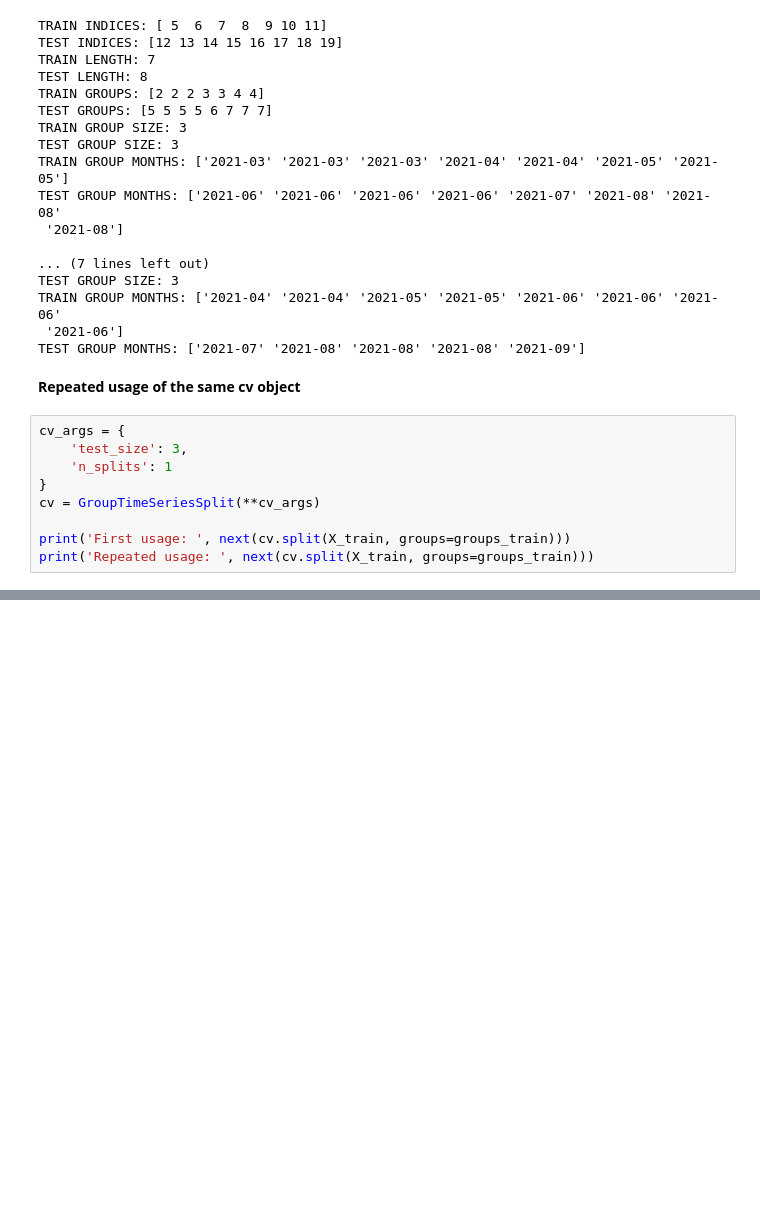
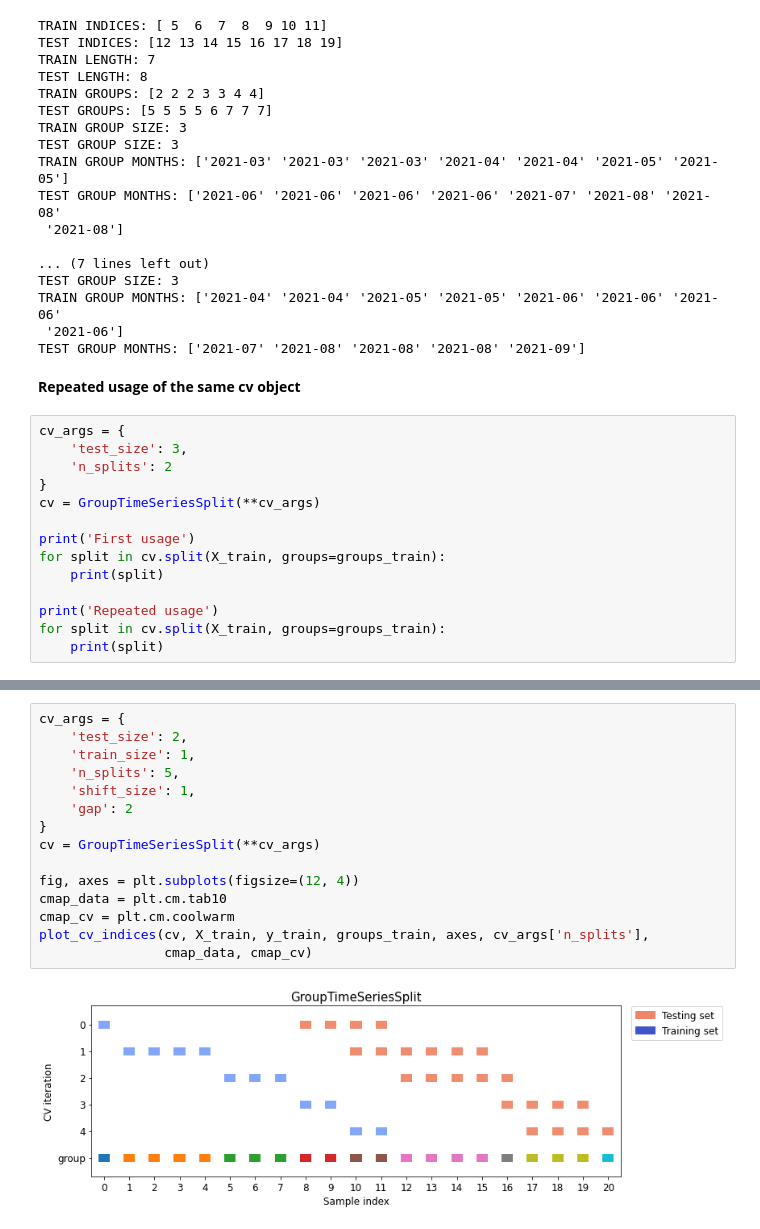
Before and after one commit to labdmitriy/ml-lab, a Jupyter notebook: notebooks/GroupTimeSeriesSplit.ipynb, the cells around one changed output, grey strips where cells are left out. Cells and saved outputs as stored; diff of their text form; blank space fills up the shorter version.

Commit message:
Add split visualization

```diff
--- a/notebooks/GroupTimeSeriesSplit.ipynb
+++ b/notebooks/GroupTimeSeriesSplit.ipynb
@@ -460,10 +466,15 @@ TEST GROUP MONTHS: ['2021-07' '2021-08' '2021-08' '2021-08' '2021-09']
 # %%
 cv_args = {
     'test_size': 3,
-    'n_splits': 1
+    'n_splits': 2
 }
 cv = GroupTimeSeriesSplit(**cv_args)
 
-print('First usage: ', next(cv.split(X_train, groups=groups_train)))
-print('Repeated usage: ', next(cv.split(X_train, groups=groups_train)))
+print('First usage')
+for split in cv.split(X_train, groups=groups_train):
+    print(split)
+
+print('Repeated usage')
+for split in cv.split(X_train, groups=groups_train):
+    print(split)
 # %% [output]
@@ -471,0 +544,17 @@ Repeated usage:  (array([ 0,  1,  2,  3,  4,  5,  6,  7,  8,  9, 10, 11, 12, 13,
+# %%
+cv_args = {
+    'test_size': 2,
+    'train_size': 1,
+    'n_splits': 5,
+    'shift_size': 1,
+    'gap': 2
+}
+cv = GroupTimeSeriesSplit(**cv_args)
+
+fig, axes = plt.subplots(figsize=(12, 4))
+cmap_data = plt.cm.tab10
+cmap_cv = plt.cm.coolwarm
+plot_cv_indices(cv, X_train, y_train, groups_train, axes, cv_args['n_splits'],
+                cmap_data, cmap_cv)
+# %% [output]
+[figure, added]
```
Also changed, not shown: parts of 6 cells of this notebook, 3 other files.
